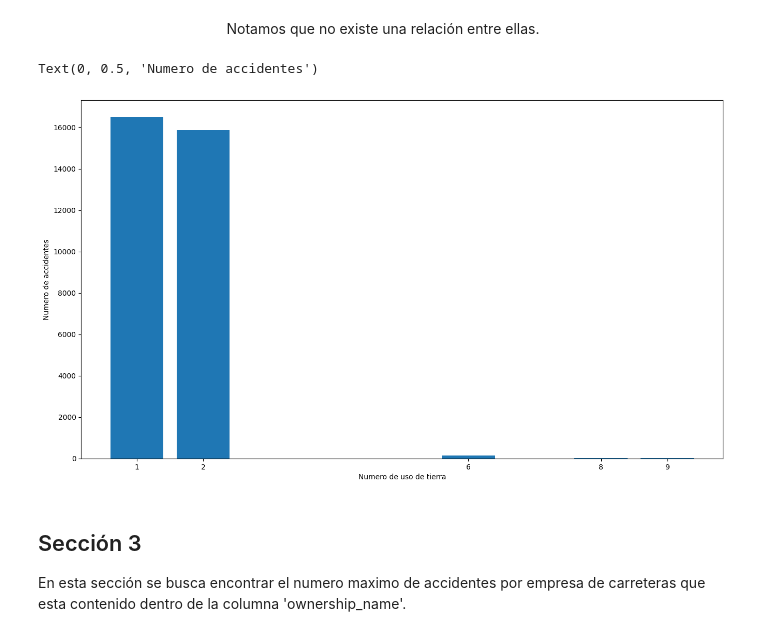
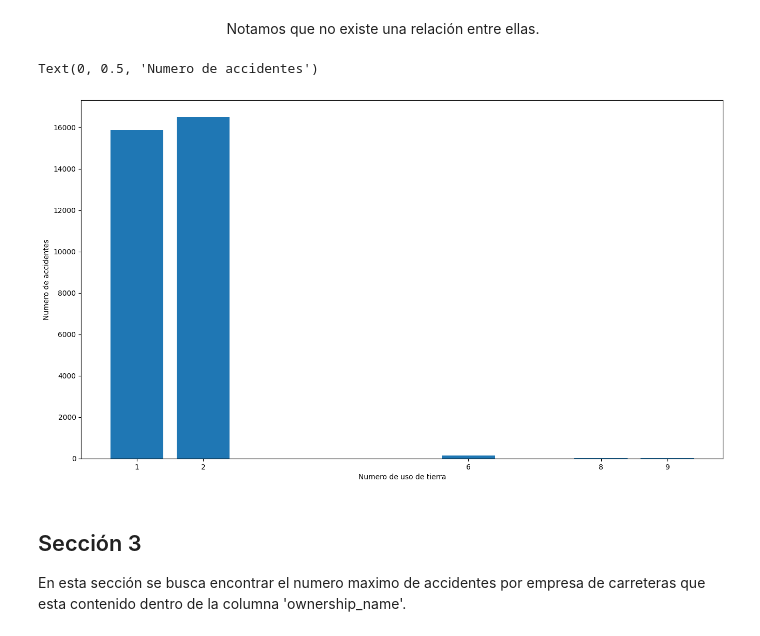
Before and after one commit to Javier-Caceres-M/Solemne-1, a Jupyter notebook: Desarrollo/Desarrollo.ipynb, the cells around one changed output. Cells and saved outputs as stored; diff of their text form; code cells hidden in the pictures.

```diff
--- a/Desarrollo/Desarrollo.ipynb
+++ b/Desarrollo/Desarrollo.ipynb
@@ -156,18 +156,18 @@ df.loc[:,['land_use','state_name']].sample(20)
 # %%
 # Viendo lo anterior de manera grafica.
 
 # Definimos las variabes.
-x = list( df['land_use'].unique() )
+x = list( df['land_use'].value_counts().keys() )
 y = list( df['land_use'].value_counts() )
 
 # Creacion de grafica.
 plt.bar( x , y )
 plt.xticks( x )
 plt.xlabel( 'Numero de uso de tierra' )
 plt.ylabel( 'Numero de accidentes' )
 # %% [output]
 Text(0, 0.5, 'Numero de accidentes')
-[figure, old version]
+[figure, new version]
 # %% [markdown]
 ## Sección 3
 
```
Also changed, not shown: parts of 9 cells of this notebook.
